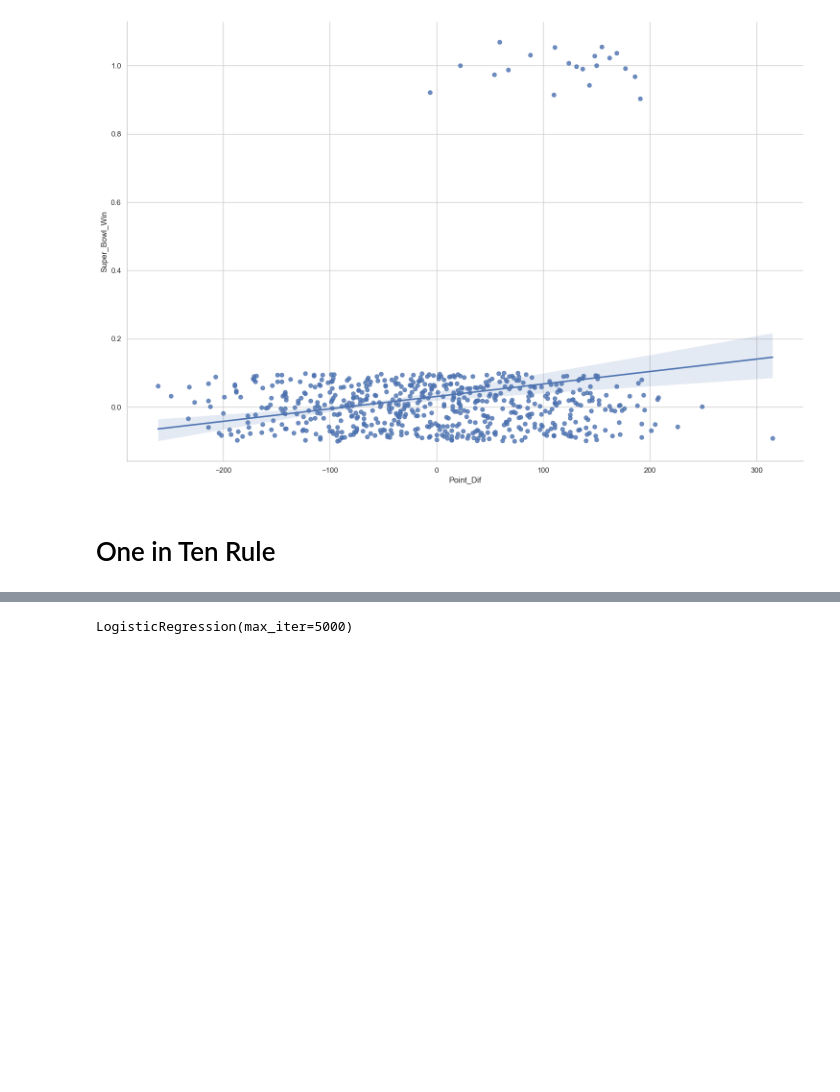
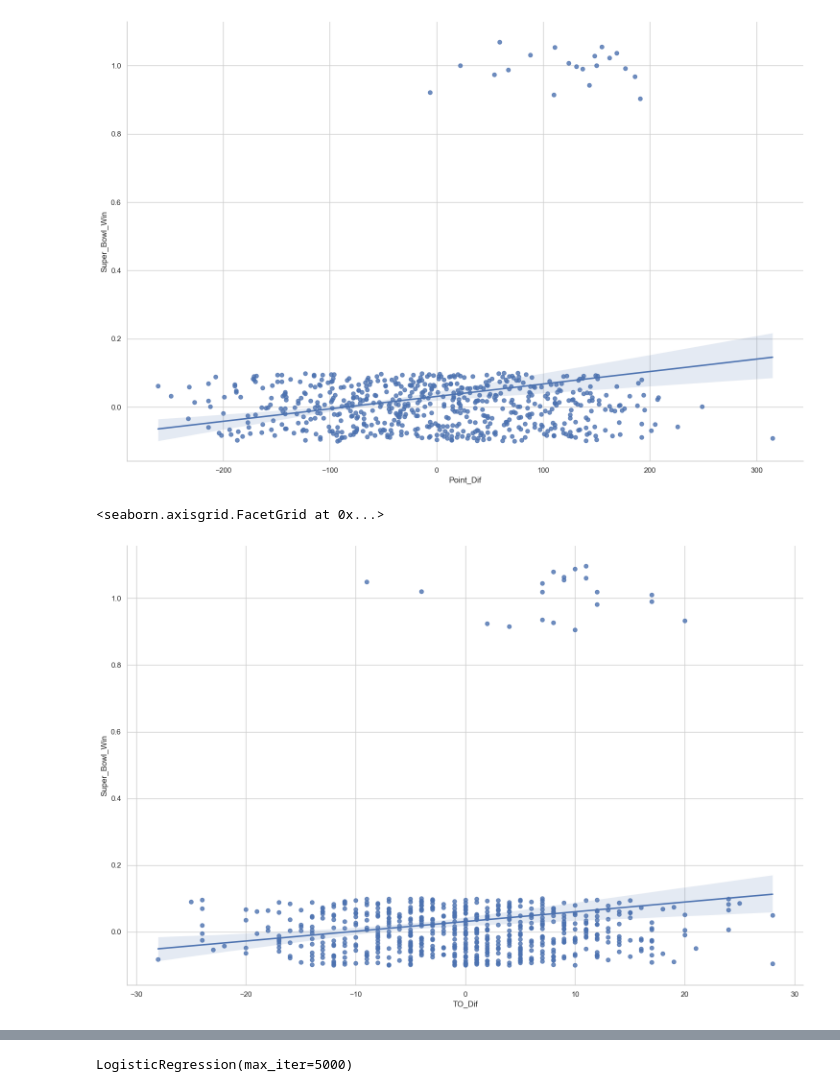
Before and after one commit to mohitsingh4744/super-bowl-2023-prediction, a Jupyter notebook: super-bowl-prediction.ipynb, the cells around one changed output, grey strips where cells are left out. Saved outputs shown, nothing was run; the diff lists cells and outputs as text; code cells hidden in the pictures; blank space fills up the shorter version.

Commit message:
final Super Bowl prediction and added descriptions

```diff
--- a/super-bowl-prediction.ipynb
+++ b/super-bowl-prediction.ipynb
@@ -103,5 +109,8 @@ sns.lmplot(x = 'Point_Dif', y = 'Super_Bowl_Win', data = df_train, height = 10,
 # %% [output]
 <seaborn.axisgrid.FacetGrid at 0x...>
 [figure]
-# %% [markdown]
-# One in Ten Rule
+# %%
+sns.lmplot(x = 'TO_Dif', y = 'Super_Bowl_Win', data = df_train, height = 10, aspect = 1.5, y_jitter = 0.1)
+# %% [output]
+<seaborn.axisgrid.FacetGrid at 0x...>
+[figure, added]
```
Also changed, not shown: parts of 35 cells of this notebook, 4 other files.
